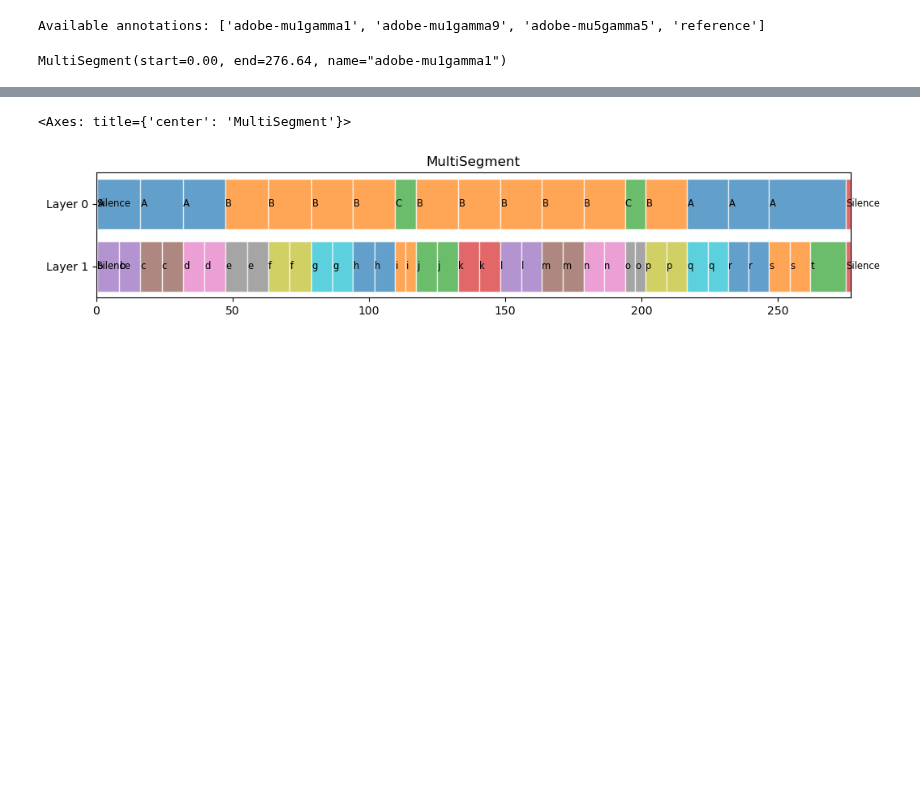
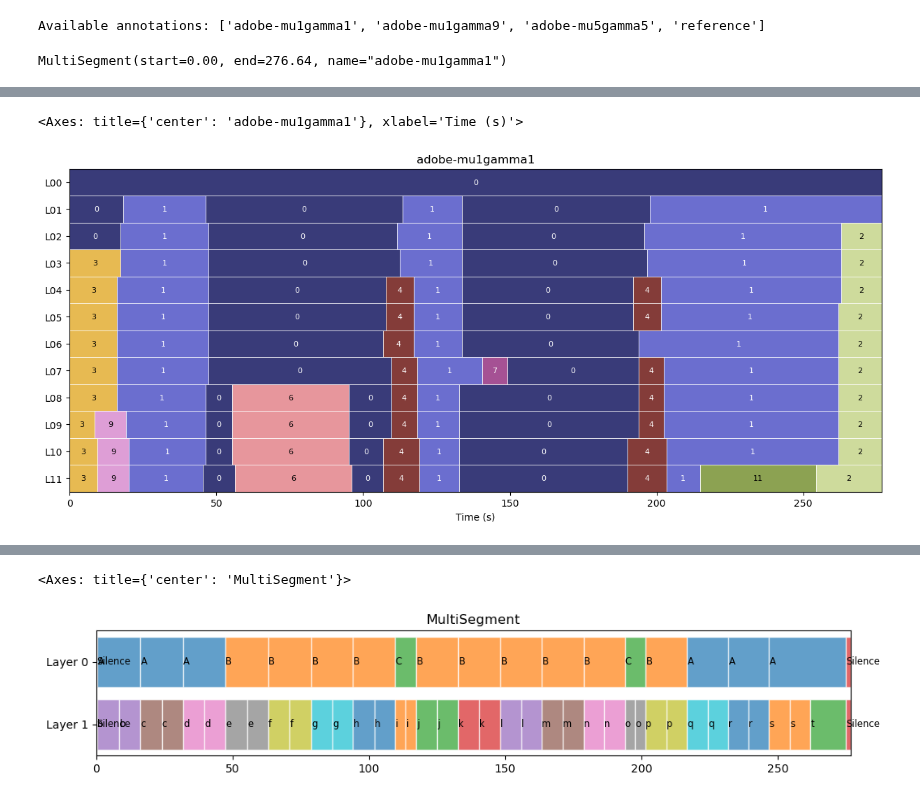
Before and after one commit to tomxi/bnl, a Jupyter notebook: notebooks/development.ipynb, the cells around one changed output, grey strips where cells are left out. Cells and saved outputs as stored; diff of their text form; code cells hidden in the pictures; blank space fills up the shorter version.

```diff
--- a/notebooks/development.ipynb
+++ b/notebooks/development.ipynb
@@ -32 +39,6 @@ MultiSegment(start=0.00, end=276.64, name="adobe-mu1gamma1")
+# %%
+bnl.viz.plot_multisegment(est, colormap="tab20b")
+# %% [output]
+<Axes: title={'center': 'adobe-mu1gamma1'}, xlabel='Time (s)'>
+[figure, added]
 # %%
```
Also changed, not shown: parts of 2 cells of this notebook, 6 other files.
